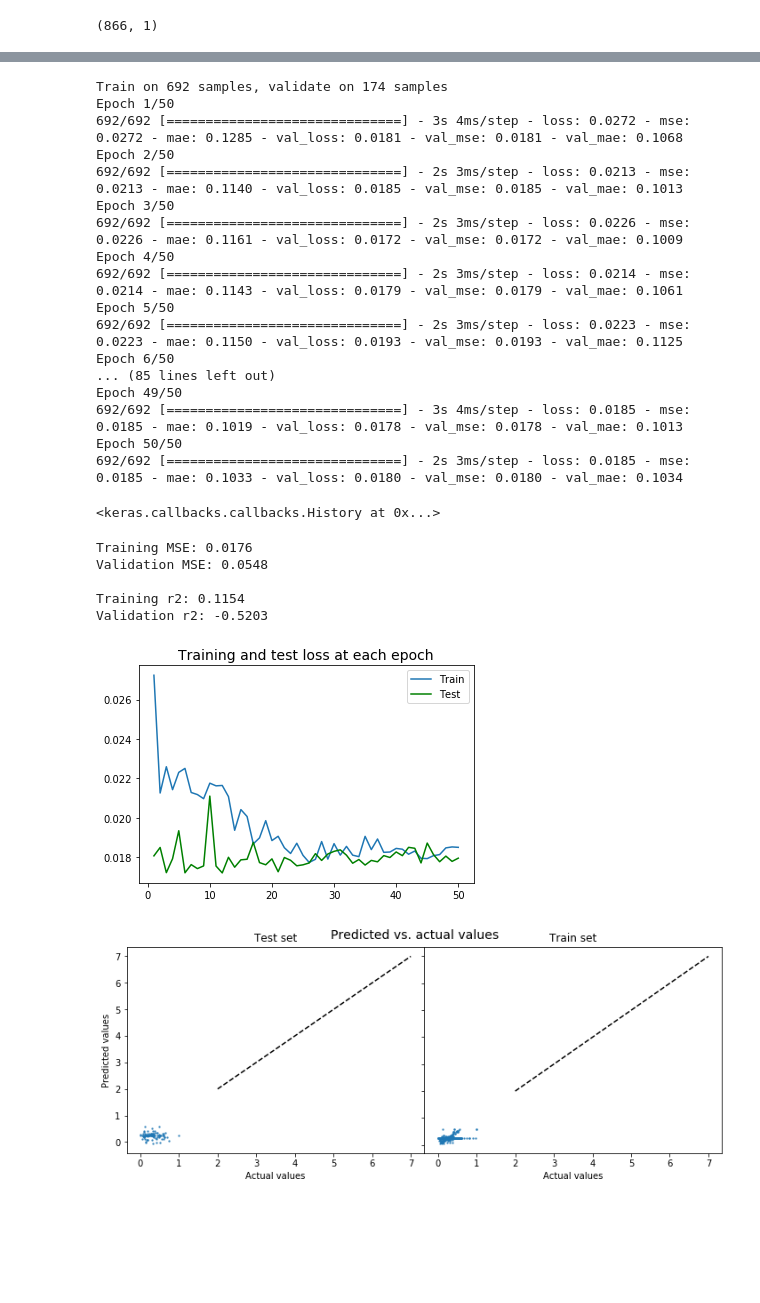
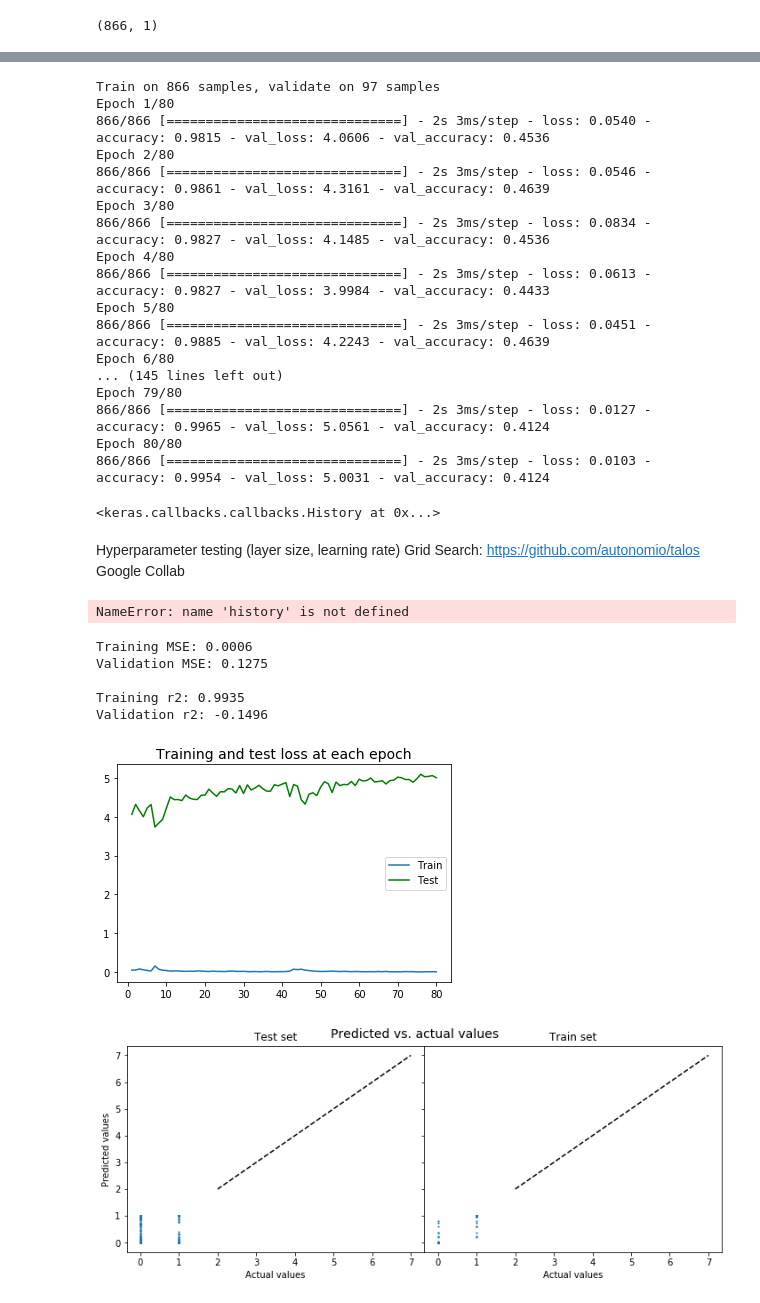
Before and after one commit to bonniema/salary-predictor, a Jupyter notebook: Salary_Modeling.ipynb, the cells around one changed output, grey strips where cells are left out. Drawn from its saved outputs; the diff is of its cells as text; code cells hidden in the pictures; blank space fills up the shorter version.

Commit message:
joined data

```diff
--- a/Salary_Modeling.ipynb
+++ b/Salary_Modeling.ipynb
@@ -379 +540,4 @@ y = np.array(target)
+# %%
+#Encoding to categorical classes
+y = to_categorical(target_class.values, num_classes=8, dtype="float32")
 # %%
@@ -447,7 +614,7 @@ y_train_new.shape
 model = Sequential()
 
 embedding_size = 64
-model.add(Embedding(100, embedding_size, input_length = 100 )) #try 100, 200, single LSTM and single dense 100
+model.add(Embedding(output_dim = 64, input_dim = 500, input_length = 100)) #try 100, 200, single LSTM and single dense 100
 model.add(LSTM(128, return_sequences=True))
 #model.add(LSTM(64))
 #model.add(GlobalMaxPool1D())
@@ -456,7 +623,7 @@ model.add(Dense(100, activation='relu'))
 model.add(Dropout(0.5))
 #model.add(Dense(32, activation='relu'))
 model.add(Flatten())   #add Flatten layer
-model.add(Dense(1, activation='linear'))
+model.add(Dense(8, activation='softmax'))
 # %%
 model.summary()
 # %% [output]
@@ -481,28 +648,42 @@ Trainable params: 128,117
 Non-trainable params: 0
 _________________________________________________________________
 # %%
-model.compile(loss='mse', optimizer='adam', metrics=['mse', 'mae'])
+model.compile(loss='categorical_crossentropy', optimizer='adam', metrics=['accuracy'])
+#model.compile(loss='mse', optimizer='adam', metrics=['mse', 'mae'])
 # %%
-model.fit(X_train_new, y_train_new, epochs=50, batch_size=32, validation_split=0.2)
+model.fit(X_train, y_train, epochs=80, batch_size=32, validation_data=[X_test, y_test])
 # %% [output]
-Train on 692 samples, validate on 174 samples
-Epoch 1/50
-692/692 [==============================] - 3s 4ms/step - loss: 0.0272 - mse: 0.0272 - mae: 0.1285 - val_loss: 0.0181 - val_mse: 0.0181 - val_mae: 0.1068
-Epoch 2/50
-692/692 [==============================] - 2s 3ms/step - loss: 0.0213 - mse: 0.0213 - mae: 0.1140 - val_loss: 0.0185 - val_mse: 0.0185 - val_mae: 0.1013
-Epoch 3/50
-692/692 [==============================] - 2s 3ms/step - loss: 0.0226 - mse: 0.0226 - mae: 0.1161 - val_loss: 0.0172 - val_mse: 0.0172 - val_mae: 0.1009
-Epoch 4/50
-692/692 [==============================] - 2s 3ms/step - loss: 0.0214 - mse: 0.0214 - mae: 0.1143 - val_loss: 0.0179 - val_mse: 0.0179 - val_mae: 0.1061
-Epoch 5/50
-692/692 [==============================] - 2s 3ms/step - loss: 0.0223 - mse: 0.0223 - mae: 0.1150 - val_loss: 0.0193 - val_mse: 0.0193 - val_mae: 0.1125
-Epoch 6/50
-... (85 lines left out)
-Epoch 49/50
-692/692 [==============================] - 3s 4ms/step - loss: 0.0185 - mse: 0.0185 - mae: 0.1019 - val_loss: 0.0178 - val_mse: 0.0178 - val_mae: 0.1013
-Epoch 50/50
-692/692 [==============================] - 2s 3ms/step - loss: 0.0185 - mse: 0.0185 - mae: 0.1033 - val_loss: 0.0180 - val_mse: 0.0180 - val_mae: 0.1034
+Train on 866 samples, validate on 97 samples
+Epoch 1/80
+866/866 [==============================] - 2s 3ms/step - loss: 0.0540 - accuracy: 0.9815 - val_loss: 4.0606 - val_accuracy: 0.4536
+Epoch 2/80
+866/866 [==============================] - 2s 3ms/step - loss: 0.0546 - accuracy: 0.9861 - val_loss: 4.3161 - val_accuracy: 0.4639
+Epoch 3/80
+866/866 [==============================] - 2s 3ms/step - loss: 0.0834 - accuracy: 0.9827 - val_loss: 4.1485 - val_accuracy: 0.4536
+Epoch 4/80
+866/866 [==============================] - 2s 3ms/step - loss: 0.0613 - accuracy: 0.9827 - val_loss: 3.9984 - val_accuracy: 0.4433
+Epoch 5/80
+866/866 [==============================] - 2s 3ms/step - loss: 0.0451 - accuracy: 0.9885 - val_loss: 4.2243 - val_accuracy: 0.4639
+Epoch 6/80
+... (145 lines left out)
+Epoch 79/80
+866/866 [==============================] - 2s 3ms/step - loss: 0.0127 - accuracy: 0.9965 - val_loss: 5.0561 - val_accuracy: 0.4124
+Epoch 80/80
+866/866 [==============================] - 2s 3ms/step - loss: 0.0103 - accuracy: 0.9954 - val_loss: 5.0031 - val_accuracy: 0.4124
 <keras.callbacks.callbacks.History at 0x...>
+# %% [markdown]
+Hyperparameter testing (layer size, learning rate)
+Grid Search: https://github.com/autonomio/talos
+Google Collab
+# %%
+from matplotlib import pyplot
+
+pyplot.plot(history.history['loss'], label='train')
+pyplot.plot(history.history['val_loss'], label='test')
+pyplot.legend()
+pyplot.show()
+# %% [output]
+NameError: name 'history' is not defined
 # %%
 from sklearn.metrics import mean_squared_error, r2_score
 # %%
@@ -551,12 +732,12 @@ def nn_model_evaluation(model, skip_epochs=0, X_train=X_train, X_test=X_test, y_
 
     plt.show()
 # %%
-nn_model_evaluation(model, skip_epochs=0, X_train=X_train_new, X_test=X_test_new, y_train=y_train_new, y_test=y_test_new)
+nn_model_evaluation(model, skip_epochs=0, X_train=X_train, X_test=X_test, y_train=y_train, y_test=y_test)
 # %% [output]
-Training MSE: 0.0176
-Validation MSE: 0.0548
+Training MSE: 0.0006
+Validation MSE: 0.1275
 
-Training r2: 0.1154
-Validation r2: -0.5203
+Training r2: 0.9935
+Validation r2: -0.1496
-[figure, old version]
+[figure, new version]
-[figure, old version]
+[figure, new version]
```
Also changed, not shown: parts of 44 cells of this notebook, 2 other files.
